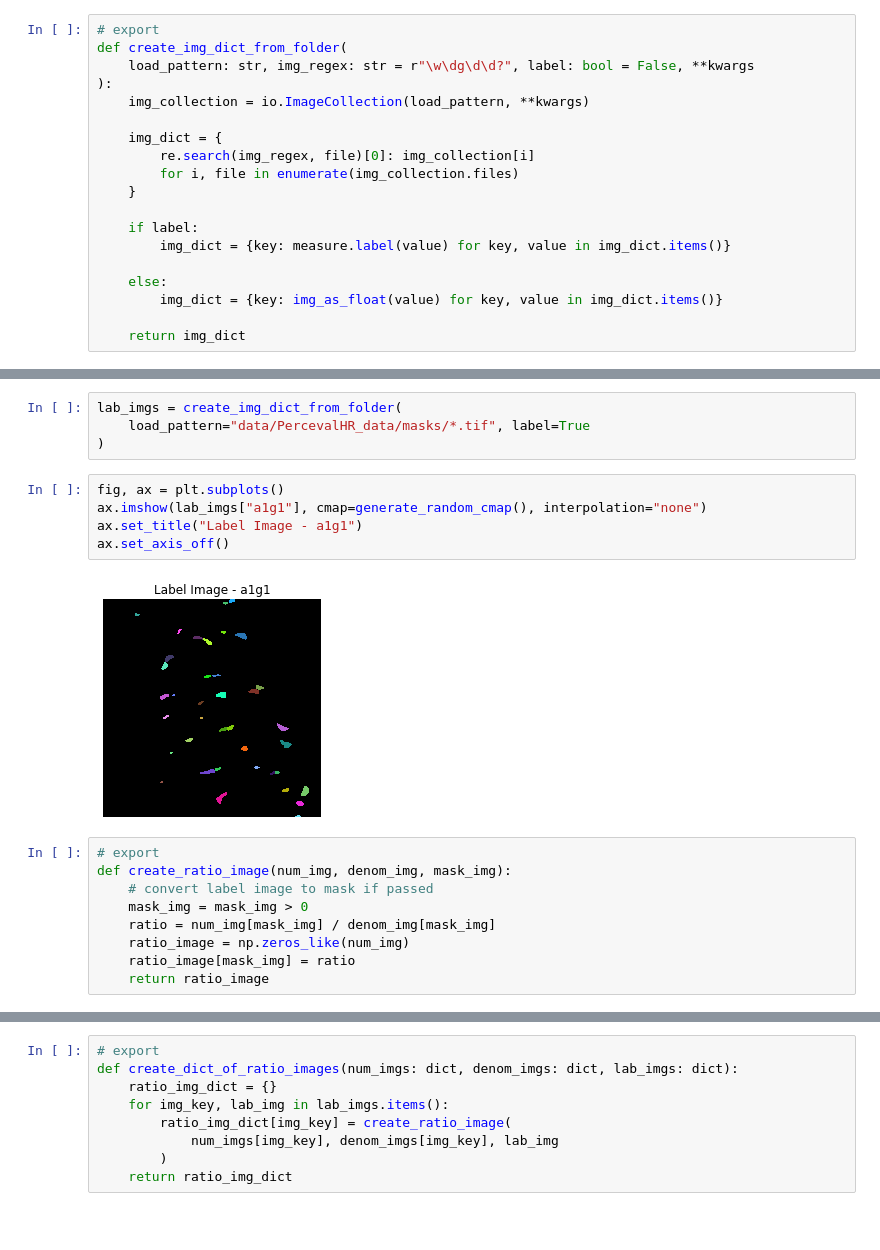
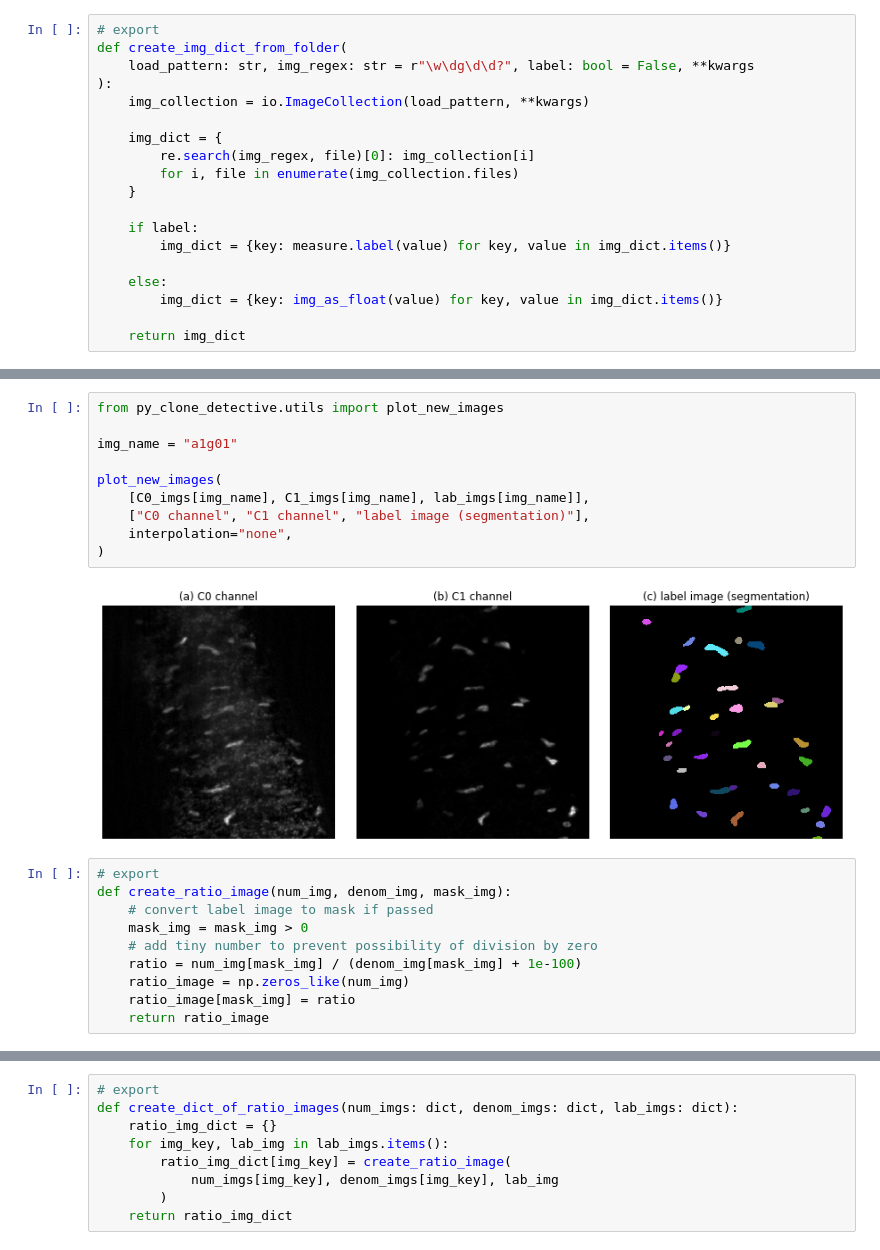
Before and after one commit to morriso1/ratioimage, a Jupyter notebook: 00_ratio_images.ipynb, the cells around one changed output, grey strips where cells are left out. Saved outputs shown, nothing was run; the diff lists cells and outputs as text; blank space fills up the shorter version.

Commit message:
updated to use cellpose segmentations

```diff
--- a/00_ratio_images.ipynb
+++ b/00_ratio_images.ipynb
@@ -52,20 +49,22 @@ ax.set_axis_off()
-# %%
-lab_imgs = create_img_dict_from_folder(
-    load_pattern="data/PercevalHR_data/masks/*.tif", label=True
-)
-# %%
-fig, ax = plt.subplots()
-ax.imshow(lab_imgs["a1g1"], cmap=generate_random_cmap(), interpolation="none")
-ax.set_title("Label Image - a1g1")
-ax.set_axis_off()
-# %% [output]
-[figure, removed]
+# %%
+from py_clone_detective.utils import plot_new_images
+
+img_name = "a1g01"
+
+plot_new_images(
+    [C0_imgs[img_name], C1_imgs[img_name], lab_imgs[img_name]],
+    ["C0 channel", "C1 channel", "label image (segmentation)"],
+    interpolation="none",
+)
+# %% [output]
+[figure, added]
 # %%
 # export
 def create_ratio_image(num_img, denom_img, mask_img):
     # convert label image to mask if passed
     mask_img = mask_img > 0
-    ratio = num_img[mask_img] / denom_img[mask_img]
+    # add tiny number to prevent possibility of division by zero
+    ratio = num_img[mask_img] / (denom_img[mask_img] + 1e-100)
     ratio_image = np.zeros_like(num_img)
     ratio_image[mask_img] = ratio
     return ratio_image
```
Also changed, not shown: parts of 9 cells of this notebook, 57 other files.
